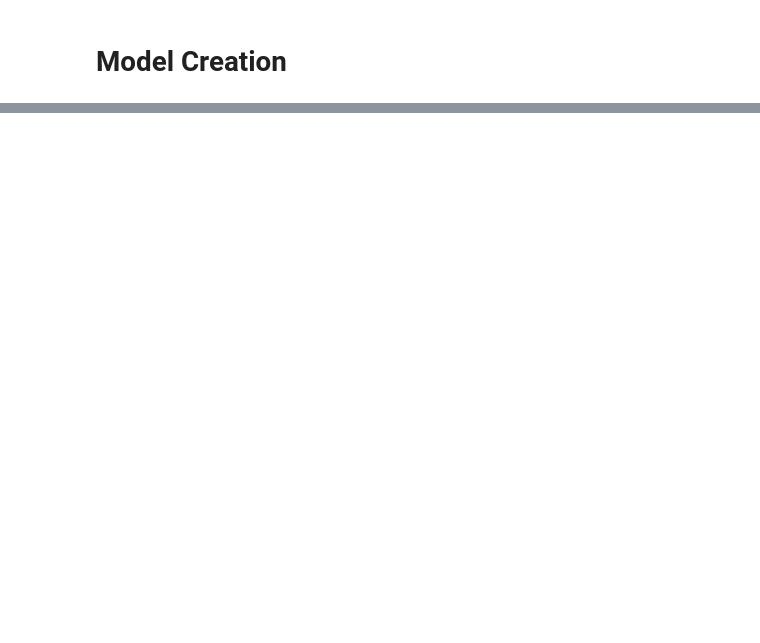
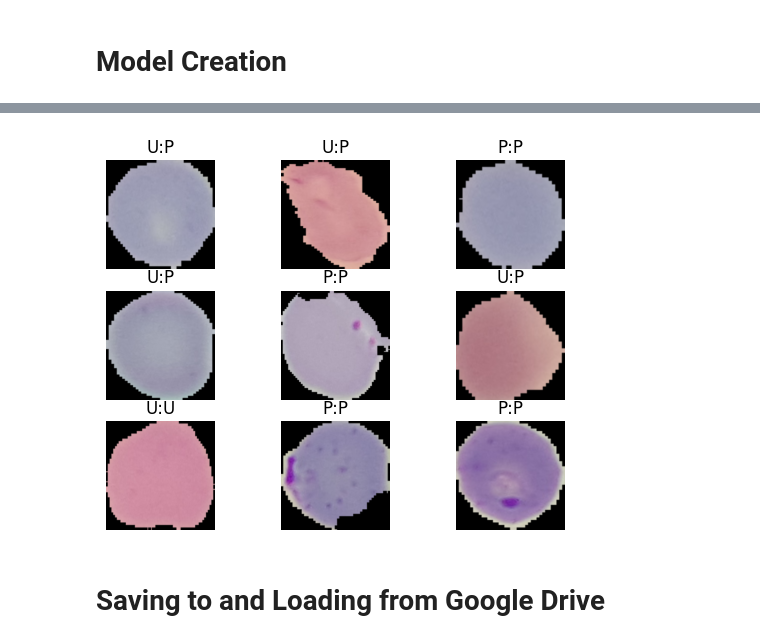
Before and after one commit to sleepsonrockss/Deep-Learning, a Jupyter notebook: MalariaDiagnosisCNN.ipynb, the cells around one changed output, grey strips where cells are left out. Drawn from its saved outputs; the diff is of its cells as text; code cells hidden in the pictures; blank space fills up the shorter version.

```diff
--- a/MalariaDiagnosisCNN.ipynb
+++ b/MalariaDiagnosisCNN.ipynb
@@ -247,0 +314,5 @@ Model: "sequential_1"
+# %%
+test_dataset = test_dataset.batch(1) # Have to do this because we need to keep into account the dimension of the test dataset as well while evaluating.
+lenet_model.evaluate(test_dataset)
+
+# We have a 64.5% accuracy
@@ -247,0 +322,6 @@ Model: "sequential_1"
+# %%
+def parasite_or_not(x):
+    if (x < 0.5):
+        return 'P'
+    else:
+        return 'U'
@@ -247,0 +344,8 @@ Model: "sequential_1"
+# %%
+for i,(image,label) in enumerate(test_dataset.take(9)):
+
+    ax = plt.subplot(3,3, i+1)
+    plt.imshow(image[0])
+    plt.title(str(parasite_or_not(label.numpy()[0])) + ':' + str(parasite_or_not(lenet_model.predict(image)[0][0])))
+    plt.axis('off')
+# %% [output]
@@ -247,0 +361,3 @@ Model: "sequential_1"
+[figure, added]
+# %% [markdown]
+# Saving to and Loading from Google Drive
```
Also changed, not shown: parts of 24 cells of this notebook, 5 other files.
